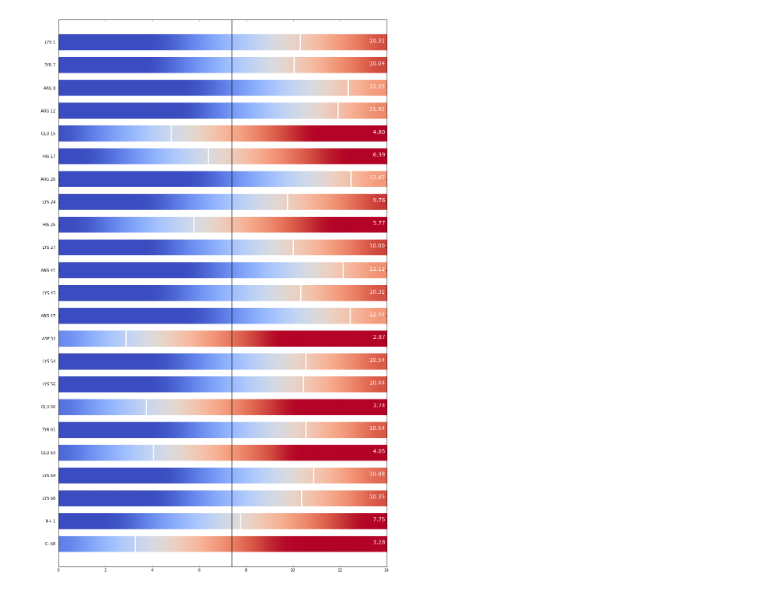
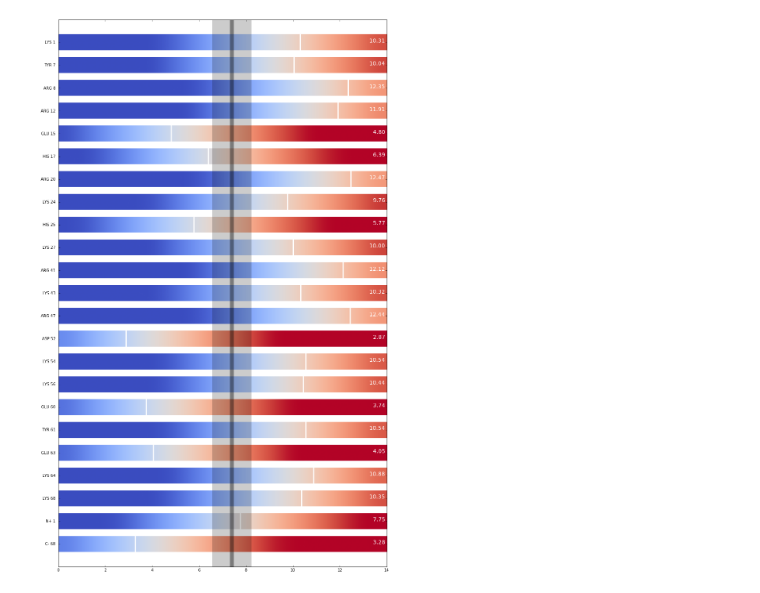
Before and after one commit to tonigi/titrationPlot, a Jupyter notebook: Untitled.ipynb, the cells around one changed output. Saved outputs shown, nothing was run; the diff lists cells and outputs as text; code cells hidden in the pictures.

```diff
--- a/Untitled.ipynb
+++ b/Untitled.ipynb
@@ -29,32 +35,34 @@ X = X - (C-1)/2
 xmin, xmax = xlim = 0, 14
 ymin, ymax = ylim = -1, N
 
 fig = figure(figsize=(15,25))
 ax = fig.add_subplot(111, xlim=xlim, ylim=ylim,
                      autoscale_on=False)
 ax.yaxis.set_ticks(range(N))
 ax.yaxis.set_ticklabels(labels)
 ax.invert_yaxis()
 
 
 width=.7
 for i in range(N):
     left=xmin
     right=xmax
     top=i+width/2
     bottom=i-width/2
     pk = pKas.iloc[i]
     ax.imshow(X-pk+7,interpolation='bicubic',
               cmap=cm.coolwarm, vmin=-7, vmax=7,
               extent=(left, right, bottom, top), alpha=1)
 
     ax.add_line(Line2D([pk,pk], [bottom,top], linewidth=3, color='white'))
     ax.text(xmax,i,"{:5.2f} ".format(pk),fontsize=14,color="white",horizontalalignment='right')
 
 # Vertical line at pH
-ax.axvline(x=pH, linewidth=4, color="k", alpha=.3)
+ax.axvline(x=pH, linewidth=100, color="k", alpha=.2)
+ax.axvline(x=pH, linewidth=10, color="k", alpha=.4)
+
 
 ax.set_aspect('auto')
 show()
 # %% [output]
-[figure, old version]
+[figure, new version]
```
Also changed, not shown: parts of 1 cell of this notebook.
